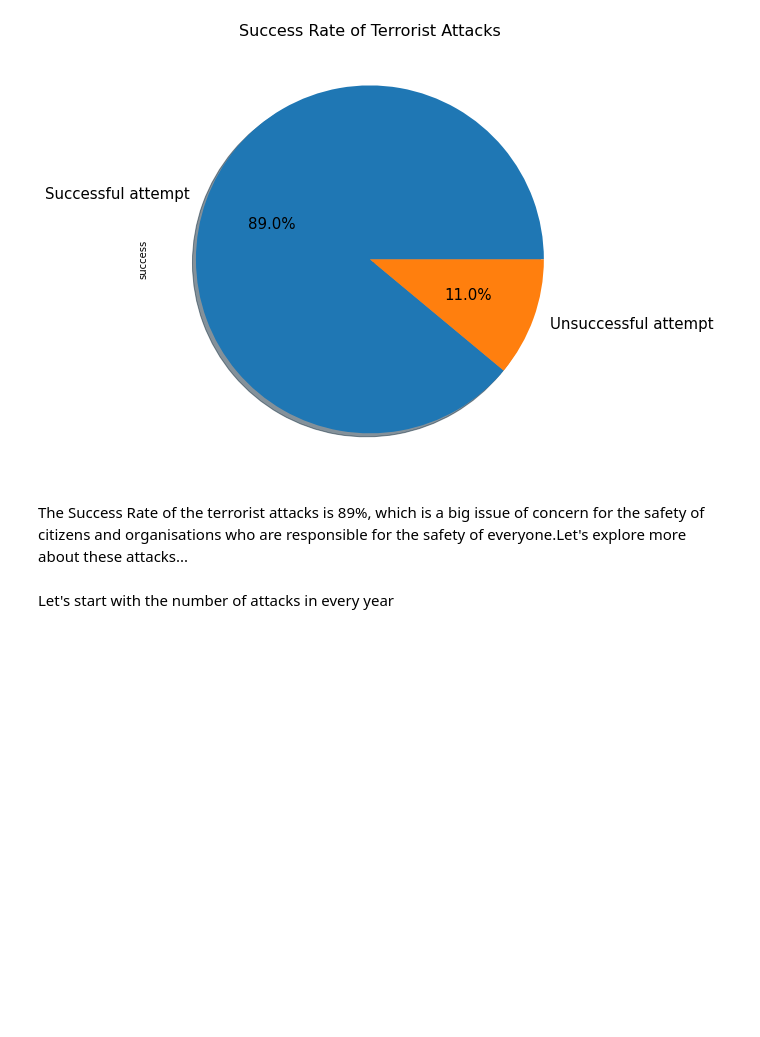
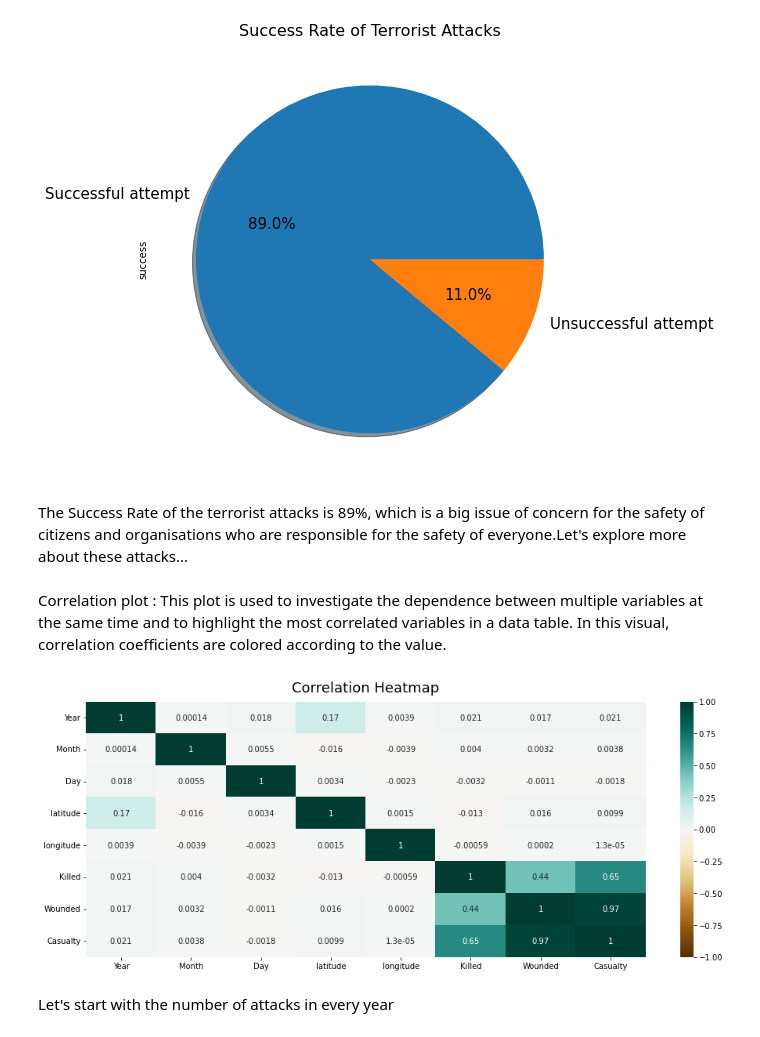
Before and after one commit to pmgumble/Bootstrap-5-Tutorial-Portfolio, a Jupyter notebook: Global_Terrorism_Analysis_Capstone_Project.ipynb, the cells around one changed output. Saved outputs shown, nothing was run; the diff lists cells and outputs as text; code cells hidden in the pictures; blank space fills up the shorter version.

```diff
--- a/Global_Terrorism_Analysis_Capstone_Project.ipynb
+++ b/Global_Terrorism_Analysis_Capstone_Project.ipynb
@@ -283,6 +283,14 @@ plt.show()
 [figure]
 # %% [markdown]
 The Success Rate of the terrorist attacks is 89%, which is a big issue of concern for the safety of citizens and organisations who are responsible for the safety of everyone.Let's explore more about these attacks...
+# %% [markdown]
+Correlation plot : This plot is used to investigate the dependence between multiple variables at the same time and to highlight the most correlated variables in a data table. In this visual, correlation coefficients are colored according to the value.
+# %%
+plt.figure(figsize=(16, 6))
+heatmap = sns.heatmap(Terror.corr(), vmin=-1, vmax=1, annot=True, cmap='BrBG')
+heatmap.set_title('Correlation Heatmap', fontdict={'fontsize':18}, pad=12);
+# %% [output]
+[figure, added]
 # %% [markdown]
 Let's start with the number of attacks in every year
 # %%
```
Also changed, not shown: parts of 8 cells of this notebook.
